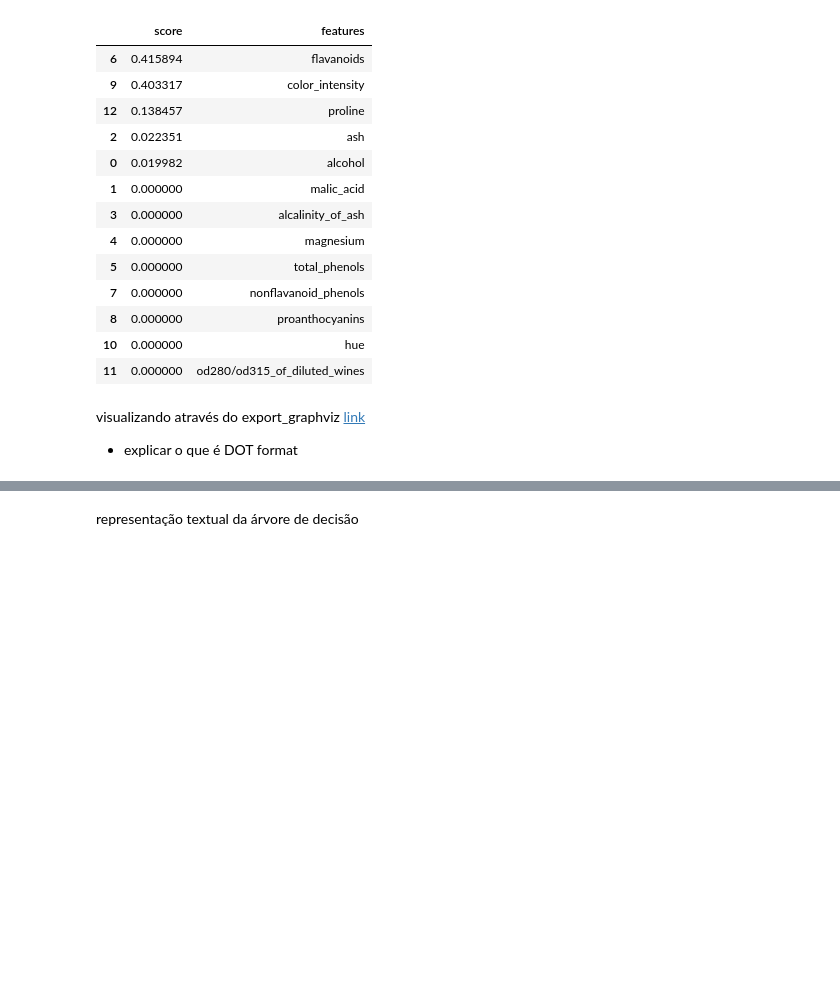
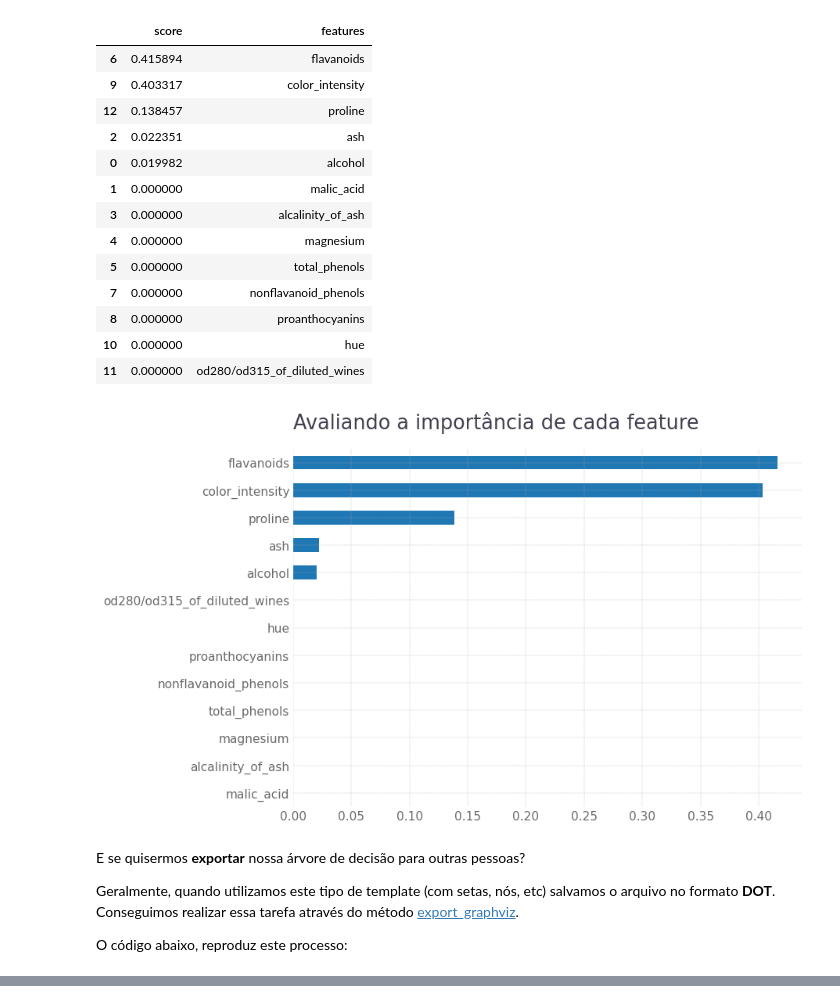
Before and after one commit to FerrazThales/Artigos, a Jupyter notebook: arvores_de_decisao.ipynb, the cells around one changed output, grey strips where cells are left out. Cells and saved outputs as stored; diff of their text form; code cells hidden in the pictures; blank space fills up the shorter version.

```diff
--- a/arvores_de_decisao.ipynb
+++ b/arvores_de_decisao.ipynb
@@ -93,0 +144,3 @@ explicar o gini, samples, value etc
+# %%
+# treinando a árvore de decisão nos dados
+tree.fit(x_train, y_train)
@@ -102,7 +157,8 @@ Para calcular este score o scikit-learn utiliza o [gini importance]().
 dic = {'score':tree.feature_importances_,'features':x_train.columns}
 
 #criando um dataframe com os dados
-pd.DataFrame(dic).sort_values('score',ascending=False)
+df = pd.DataFrame(dic).sort_values('score',ascending=False)
+df
 # %% [output]
 |  | score | features |
 | 6 | 0.415894 | flavanoids |
@@ -123,3 +177,30 @@ pd.DataFrame(dic).sort_values('score',ascending=False)
-# %% [markdown]
-visualizando através do export_graphviz [link](https://scikit-learn.org/stable/modules/generated/sklearn.tree.export_graphviz.html#sklearn.tree.export_graphviz)
-* explicar o que é DOT format
+# %%
+#instanciando o figure o e axes no matplotlib
+fig, ax  = plt.subplots(figsize=(10,6), dpi=92)
+
+#fazendo o gráfico
+df.sort_values('score',ascending=True).plot(kind='barh',x='features',y='score',ax=ax)
+ax.set_frame_on(False)
+ax.set_title('Avaliando a importância de cada feature', # texto do título
+             loc='left', # posicionamento do título no Axes
+             pad=20, # Distanciamento do título com outros objetos
+             fontdict={'fontsize':20}, # Tamanho da fonte utilizado
+             color='#3f3f4e') # cor da fonte em hexadecimal
+ax.tick_params(axis='both', # escolhendo os ticks do eixo x
+               length=0, # colocamos os ticks de tamanho zero, compare com os desenhos de cima
+               labelsize=12, # tamanho da fonte para os eixos
+               colors='dimgrey') # cor da fonte para o eixo x
+ax.set_ylabel(None)
+ax.legend().remove()
+ax.grid(linestyle='--',lw=0.3,aa=True)
+
+#plotando o gráfico
+plt.tight_layout();
+# %% [output]
+[figure, added]
+# %% [markdown]
+E se quisermos **exportar** nossa árvore de decisão para outras pessoas?
+
+Geralmente, quando utilizamos este tipo de template (com setas, nós, etc) salvamos o arquivo no formato **DOT**. Conseguimos realizar essa tarefa através do método [export_graphviz](https://scikit-learn.org/stable/modules/generated/sklearn.tree.export_graphviz.html#sklearn.tree.export_graphviz).
+
+O código abaixo, reproduz este processo:
@@ -140,5 +235,3 @@ graph = graphviz.Source(dot_data)
 graph
 # %% [output]
 [drawing not drawn]
-# %% [markdown]
-representação textual da árvore de decisão
```
Also changed, not shown: parts of 18 cells of this notebook.
